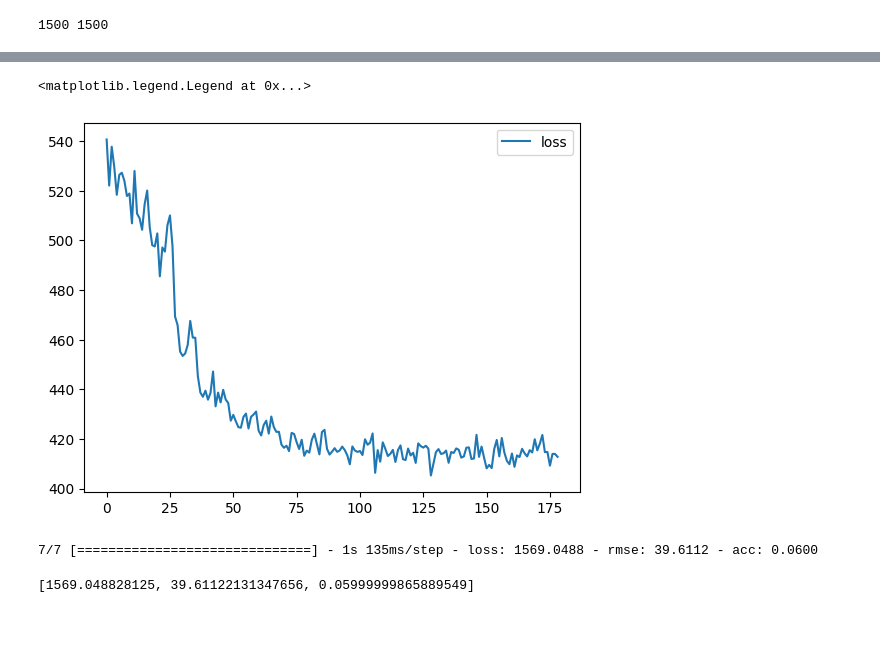
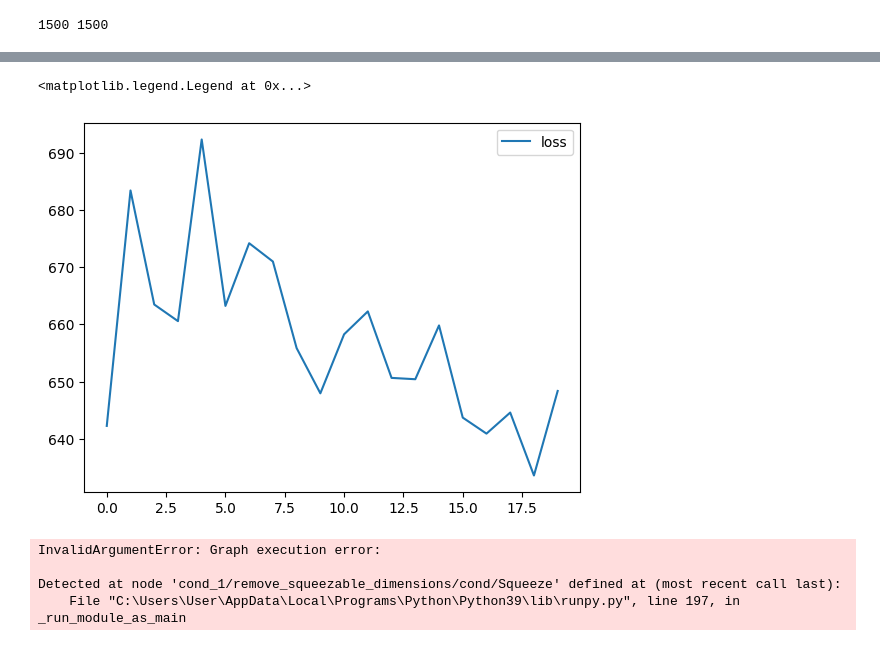
Before and after one commit to thewitcher7667/Hand-as-Mouse, a Jupyter notebook: app python/Train.ipynb, the cells around one changed output, grey strips where cells are left out. Cells and saved outputs as stored; diff of their text form; code cells hidden in the pictures.

```diff
--- a/app python/Train.ipynb
+++ b/app python/Train.ipynb
@@ -35,0 +36,3 @@ for i in training_labels[imgIndex]:
+# %%
+training_labelsL = training_labels[:,:5,:2].reshape(len(training_labels),-1)
+print(len(training_labelsL),training_labels.shape,training_labelsL.shape,training_images.shape,training_labelsL[0])
@@ -36,17 +42,18 @@ for i in training_labels[imgIndex]:
 # %%
 def model_load() :
-    preprocess_input = tf.keras.applications.mobilenet_v2.preprocess_input
+    preprocess_input = tf.keras.applications.resnet.preprocess_input
 
-    base_model = tf.keras.applications.MobileNetV2(
+    base_model = tf.keras.applications.ResNet50(
         include_top=False,
         weights='imagenet',
         input_shape=(training_images.shape[1],training_images.shape[2],3),#( 540, 960, 3),
     )
 
     base_model.trainable = True
-    for i in range(len(base_model.layers)- 20) :
-    # for i in range(0,127) :
-        base_model.layers[i].trainable = False
+    print(len(base_model.layers))
+    for i in range(len(base_model.layers)- 27) :
+    #for i in range(0,127) :
+         base_model.layers[i].trainable = False
 
     inputLayer = layers.Input(shape=(training_images.shape[1],training_images.shape[2],3))
     x = preprocess_input(inputLayer)
@@ -54,26 +61,27 @@ def model_load() :
     #                       kernel_initializer = tf.keras.initializers.glorot_uniform(seed=0))(x)
     # x = layers.MaxPool2D(1,strides=(2,2))(x)
     # x = layers.Conv2D(3, (3,3), padding = 'same')(x)
-
     x = base_model(x)
     x = layers.GlobalAveragePooling2D()(x)
     # x = layers.MaxPool2D(pool_size=(2, 2))(x)
     # x = layers.Flatten()(x)
     # x = layers.Dense(1024, activation='relu',kernel_initializer=tf.keras.initializers.glorot_uniform(seed=0))(x)
     # x = layers.Dense(512, activation='relu',kernel_initializer=tf.keras.initializers.glorot_uniform(seed=0))(x)
-    # x = layers.Dropout(0.3)(x)
+    x = layers.Dropout(0.3)(x)
     # x = layers.SeparableConv2D(
     #     training_labelsL.shape[1], kernel_size=5, strides=1, activation="relu"
     # )(x)
     # prediction_layer = layers.SeparableConv2D(
     #     training_labelsL.shape[1], kernel_size=3, strides=1, activation="relu"
     # )(x)
-    # x = layers.Dense(1500)(x)
-    # x = layers.Dense(1000)(x)
-    # x = layers.Dense(500)(x)
-    # x = layers.Dense(250)(x)
-    # x = layers.Dense(100)(x)
-    # x = layers.Dense(70)(x)
+    #x = layers.Dense(1500)(x)
+    #x = layers.Dense(1000)(x)
+    #x = layers.Dropout(0.3)(x)
+    #x = layers.Dense(500)(x)
+    #x = layers.Dense(250)(x)
+    #x = layers.Dense(100)(x)
+    #x = layers.Dropout(0.3)(x)
+    #x = layers.Dense(70)(x)
 
     prediction_layer = layers.Dense(training_labelsL.shape[1])(x)
 
@@ -118,11 +128,16 @@ early_stopping = tf.keras.callbacks.EarlyStopping(
 rlp = tf.keras.callbacks.ReduceLROnPlateau(
     monitor='rmse', factor=0.5, patience=5, min_lr=1e-15, mode='min', verbose=1
 )
+# %%
+test_labels,test_images = utils.get_test_data(size=200)
+test_labelsL = test_labels[:,:5,:2].reshape(len(test_labels),-1)
 # %%
 with tf.device("/GPU:0"):
+    #for i in range(4):
     model_history = model.fit(training_images, training_labelsL,
-                              epochs=500,
+                              epochs=20,
                               callbacks = [early_stopping, rlp],
-                               workers=4, use_multiprocessing=True,batch_size=16,validation_split=0.2
+                              validation_data=(test_images,test_labelsL),
+                               workers=4, use_multiprocessing=True,batch_size=32
                              )
 # %% [output]
@@ -146,13 +161,13 @@ Epoch 204: ReduceLROnPlateau reducing learning rate to 1.1920929521291868e-10.
 # %%
-plt.plot(model_history.history['loss'][25:])
+plt.plot(model_history.history['loss'][:])
 # plt.plot(model_history.history['rmse'])
-# plt.plot(model_history.history['acc'])
+#plt.plot(model_history.history['acc'])
 # plt.plot(model_history.history['val_loss'])
 # plt.plot(model_history.history['val_rmse'])
 # plt.plot(model_history.history['val_acc'])
 # plt.plot(model_history.history['lr'])
 
 plt.legend(['loss','rmse','acc','val_loss','val_rmse','val_acc','lr'])
 # %% [output]
 <matplotlib.legend.Legend at 0x...>
-[figure, old version]
+[figure, new version]
@@ -162,5 +177,7 @@ test_labels = test_labels[:,:,:2].reshape(len(test_labels),-1)
 # %%
-model.evaluate(test_images,test_labels)
+model.evaluate(test_images2,test_labels2)
 # %% [output]
-7/7 [==============================] - 1s 135ms/step - loss: 1569.0488 - rmse: 39.6112 - acc: 0.0600
+InvalidArgumentError: Graph execution error:
+
+Detected at node 'cond_1/remove_squeezable_dimensions/cond/Squeeze' defined at (most recent call last):
+    File "C:\Users\User\AppData\Local\Programs\Python\Python39\lib\runpy.py", line 197, in _run_module_as_main
-[1569.048828125, 39.61122131347656, 0.05999999865889549]
```
Also changed, not shown: parts of 10 cells of this notebook, 2 other files.
